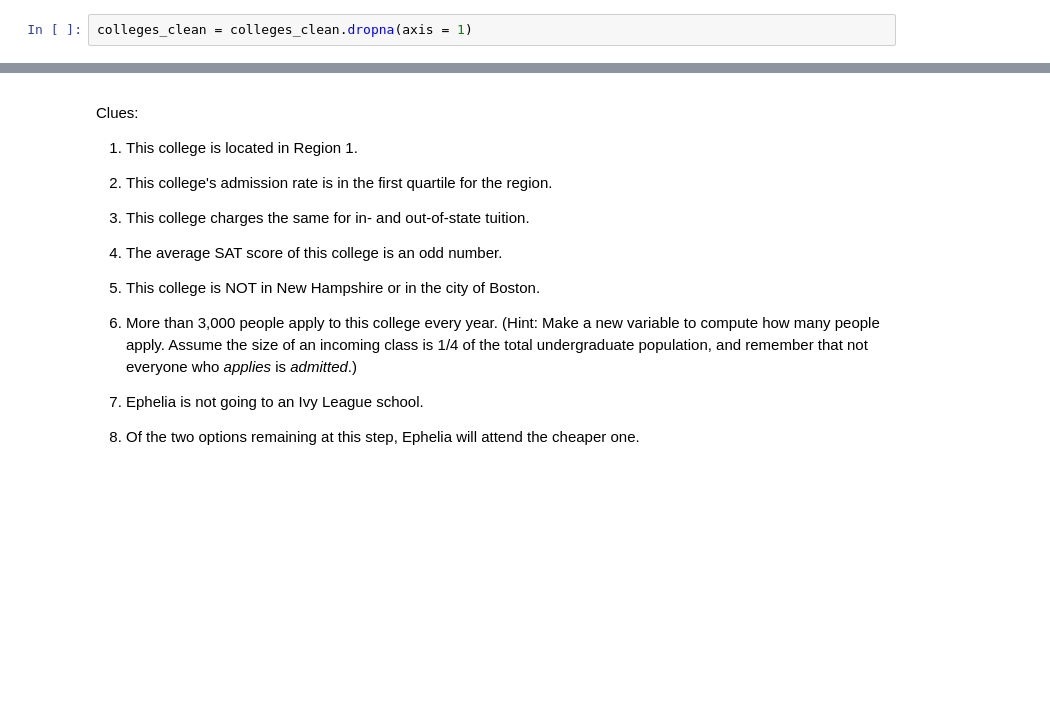
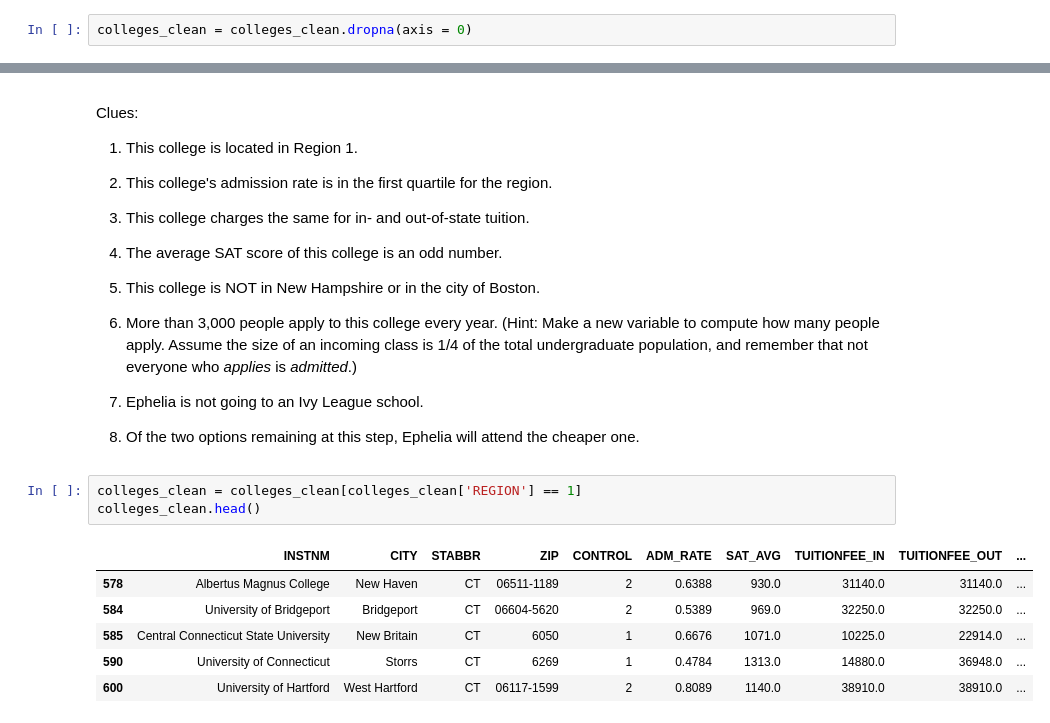
Before and after one commit to ulisesjcaroflores/Week2-GSB530F25, a Jupyter notebook: PA_wrangle.ipynb, the cells around one changed output, grey strips where cells are left out. Saved outputs shown, nothing was run; the diff lists cells and outputs as text; blank space fills up the shorter version.

```diff
--- a/PA_wrangle.ipynb
+++ b/PA_wrangle.ipynb
@@ -168,7 +158,7 @@ Drop all the rows with missing data.
 
 (It is often a terrible idea to simply drop all rows with *any* missing data!  Usually, even if *some* of the information is missing, we don't want to throw out the entire row.  In this example, however, we'll be lazy.)
 # %%
-colleges_clean = colleges_clean.dropna(axis = 1)
+colleges_clean = colleges_clean.dropna(axis = 0)
 # %% [markdown]
 Create subsets each time for each part to continuously reduce the dataset.
 # %% [markdown]
@@ -193,3 +183,13 @@ Clues:
 7. Ephelia is not going to an Ivy League school.
 
 8. Of the two options remaining at this step, Ephelia will attend the cheaper one.
+# %%
+colleges_clean = colleges_clean[colleges_clean['REGION'] == 1]
+colleges_clean.head()
+# %% [output]
+|  | INSTNM | CITY | STABBR | ZIP | CONTROL | ADM_RATE | SAT_AVG | TUITIONFEE_IN | TUITIONFEE_OUT | ... |
+| 578 | Albertus Magnus College | New Haven | CT | 06511-1189 | 2 | 0.6388 | 930.0 | 31140.0 | 31140.0 | ... |
+| 584 | University of Bridgeport | Bridgeport | CT | 06604-5620 | 2 | 0.5389 | 969.0 | 32250.0 | 32250.0 | ... |
+| 585 | Central Connecticut State University | New Britain | CT | 6050 | 1 | 0.6676 | 1071.0 | 10225.0 | 22914.0 | ... |
+| 590 | University of Connecticut | Storrs | CT | 6269 | 1 | 0.4784 | 1313.0 | 14880.0 | 36948.0 | ... |
+| 600 | University of Hartford | West Hartford | CT | 06117-1599 | 2 | 0.8089 | 1140.0 | 38910.0 | 38910.0 | ... |
```
Also changed, not shown: parts of 11 cells of this notebook.
